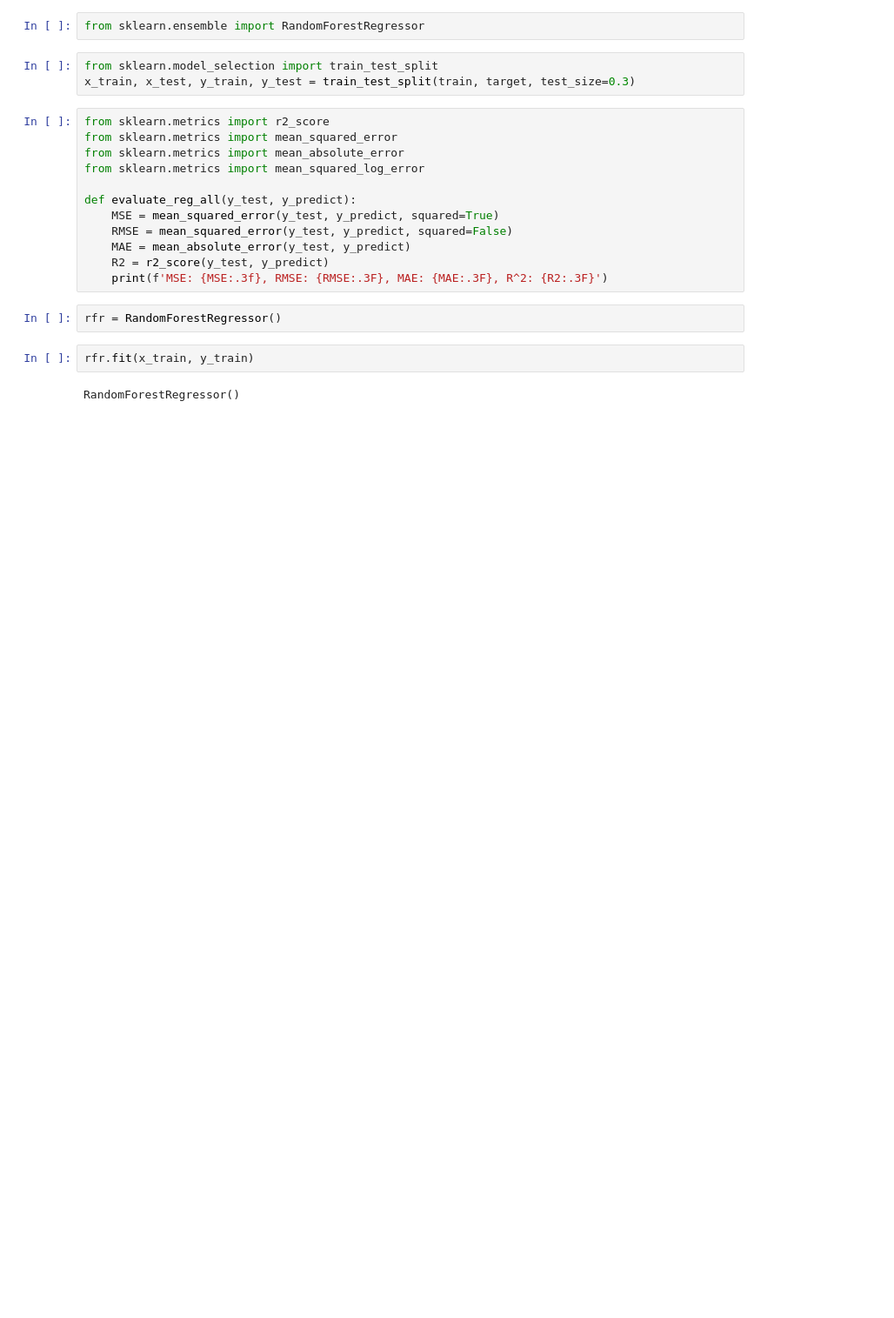
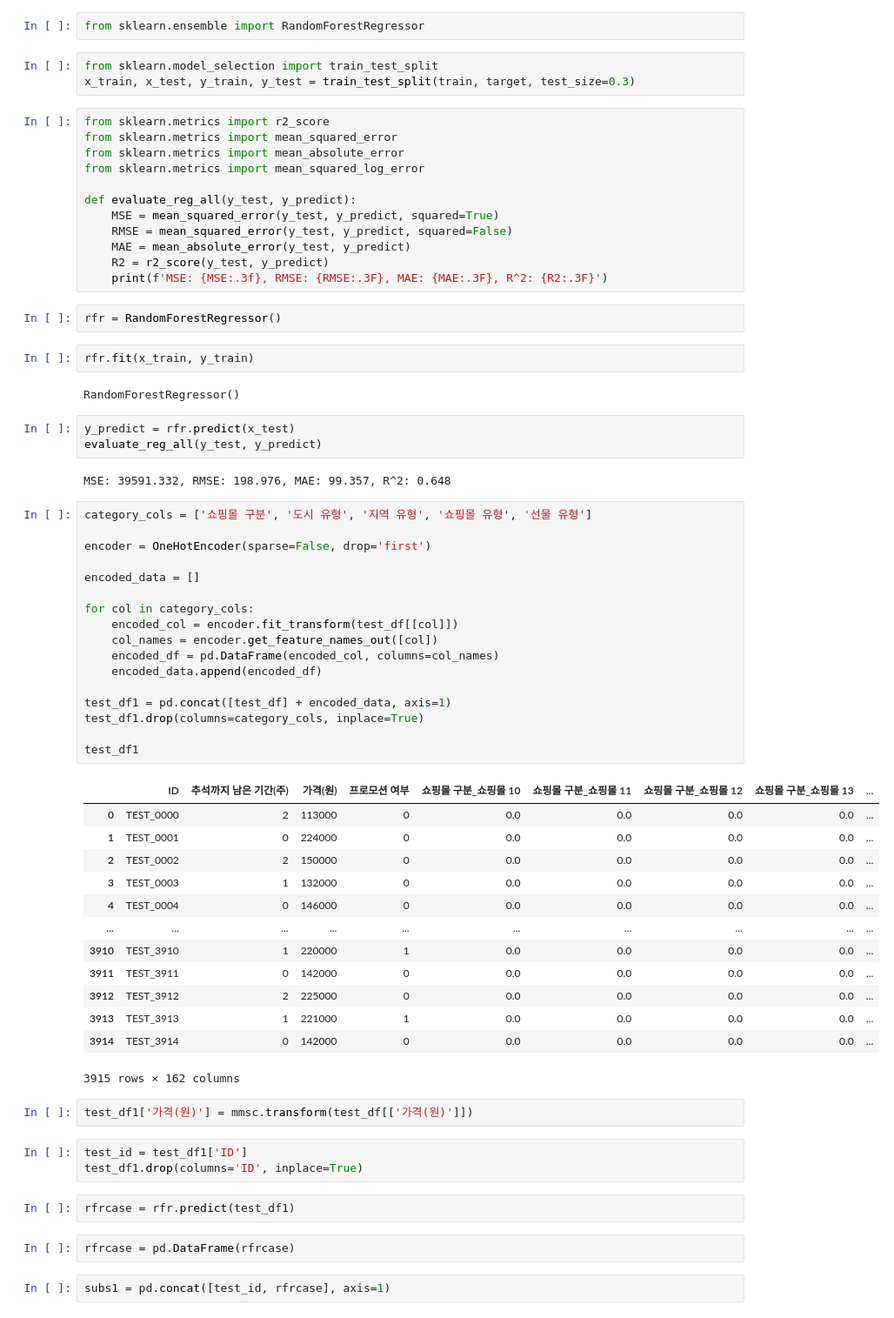
Before and after one commit to syl0702/dacon_chuseok, a Jupyter notebook: analysis.ipynb, the cells around one changed output. Shown: that part at 87% size. Saved outputs shown, nothing was run; the diff lists cells and outputs as text; blank space fills up the shorter version.

Commit message:
first sub

```diff
--- a/analysis.ipynb
+++ b/analysis.ipynb
@@ -208,3 +208,50 @@ rfr = RandomForestRegressor()
 rfr.fit(x_train, y_train)
 # %% [output]
 RandomForestRegressor()
+# %%
+y_predict = rfr.predict(x_test)
+evaluate_reg_all(y_test, y_predict)
+# %% [output]
+MSE: 39591.332, RMSE: 198.976, MAE: 99.357, R^2: 0.648
+# %%
+category_cols = ['쇼핑몰 구분', '도시 유형', '지역 유형', '쇼핑몰 유형', '선물 유형']
+
+encoder = OneHotEncoder(sparse=False, drop='first')
+
+encoded_data = []
+
+for col in category_cols:
+    encoded_col = encoder.fit_transform(test_df[[col]])
+    col_names = encoder.get_feature_names_out([col])
+    encoded_df = pd.DataFrame(encoded_col, columns=col_names)
+    encoded_data.append(encoded_df)
+
+test_df1 = pd.concat([test_df] + encoded_data, axis=1)
+test_df1.drop(columns=category_cols, inplace=True)
+
+test_df1
+# %% [output]
+|  | ID | 추석까지 남은 기간(주) | 가격(원) | 프로모션 여부 | 쇼핑몰 구분_쇼핑몰 10 | 쇼핑몰 구분_쇼핑몰 11 | 쇼핑몰 구분_쇼핑몰 12 | 쇼핑몰 구분_쇼핑몰 13 | ... |
+| 0 | TEST_0000 | 2 | 113000 | 0 | 0.0 | 0.0 | 0.0 | 0.0 | ... |
+| 1 | TEST_0001 | 0 | 224000 | 0 | 0.0 | 0.0 | 0.0 | 0.0 | ... |
+| 2 | TEST_0002 | 2 | 150000 | 0 | 0.0 | 0.0 | 0.0 | 0.0 | ... |
+| 3 | TEST_0003 | 1 | 132000 | 0 | 0.0 | 0.0 | 0.0 | 0.0 | ... |
+| 4 | TEST_0004 | 0 | 146000 | 0 | 0.0 | 0.0 | 0.0 | 0.0 | ... |
+| ... | ... | ... | ... | ... | ... | ... | ... | ... | ... |
+| 3910 | TEST_3910 | 1 | 220000 | 1 | 0.0 | 0.0 | 0.0 | 0.0 | ... |
+| 3911 | TEST_3911 | 0 | 142000 | 0 | 0.0 | 0.0 | 0.0 | 0.0 | ... |
+| 3912 | TEST_3912 | 2 | 225000 | 0 | 0.0 | 0.0 | 0.0 | 0.0 | ... |
+| 3913 | TEST_3913 | 1 | 221000 | 1 | 0.0 | 0.0 | 0.0 | 0.0 | ... |
+| 3914 | TEST_3914 | 0 | 142000 | 0 | 0.0 | 0.0 | 0.0 | 0.0 | ... |
+3915 rows × 162 columns
+# %%
+test_df1['가격(원)'] = mmsc.transform(test_df[['가격(원)']])
+# %%
+test_id = test_df1['ID']
+test_df1.drop(columns='ID', inplace=True)
+# %%
+rfrcase = rfr.predict(test_df1)
+# %%
+rfrcase = pd.DataFrame(rfrcase)
+# %%
+subs1 = pd.concat([test_id, rfrcase], axis=1)
```
Also changed, not shown: parts of 3 cells of this notebook, 1 other file.
